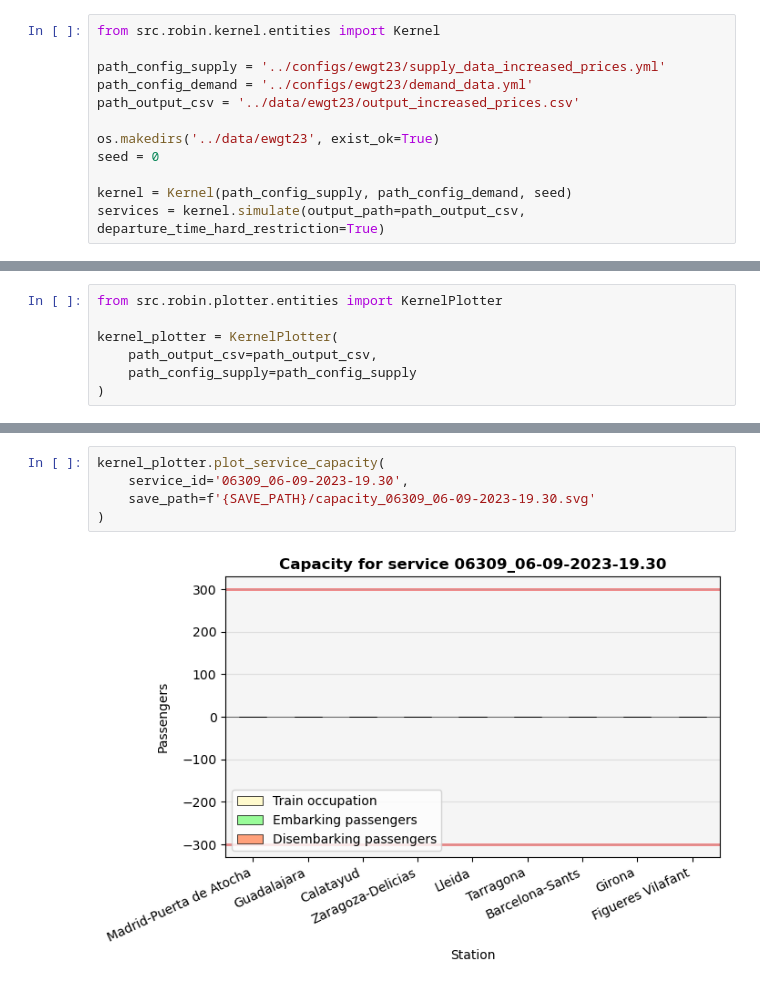
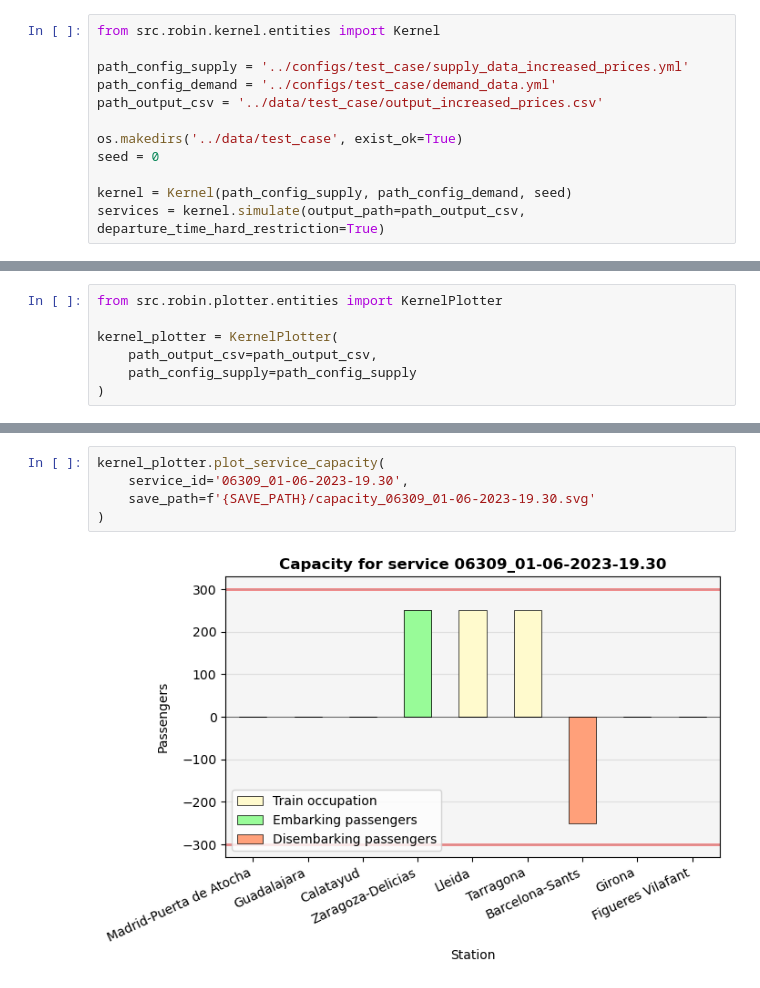
Before and after one commit to JoseAngelMartinB/robin, a Jupyter notebook: notebooks/4.0-test_case_increased_prices.ipynb, the cells around one changed output, grey strips where cells are left out. Drawn from its saved outputs; the diff is of its cells as text.

Commit message:
ewgt23 procedia updated plots

```diff
--- a/notebooks/4.0-test_case_increased_prices.ipynb
+++ b/notebooks/4.0-test_case_increased_prices.ipynb
@@ -15,11 +15,11 @@ os.makedirs(SAVE_PATH, exist_ok=True)
 # %%
 from src.robin.kernel.entities import Kernel
 
-path_config_supply = '../configs/ewgt23/supply_data_increased_prices.yml'
-path_config_demand = '../configs/ewgt23/demand_data.yml'
-path_output_csv = '../data/ewgt23/output_increased_prices.csv'
+path_config_supply = '../configs/test_case/supply_data_increased_prices.yml'
+path_config_demand = '../configs/test_case/demand_data.yml'
+path_output_csv = '../data/test_case/output_increased_prices.csv'
 
-os.makedirs('../data/ewgt23', exist_ok=True)
+os.makedirs('../data/test_case', exist_ok=True)
 seed = 0
 
 kernel = Kernel(path_config_supply, path_config_demand, seed)
@@ -79,9 +79,9 @@ kernel_plotter.plot_service_capacity(
 # %%
 kernel_plotter.plot_service_capacity(
-    service_id='06309_06-09-2023-19.30',
-    save_path=f'{SAVE_PATH}/capacity_06309_06-09-2023-19.30.svg'
+    service_id='06309_01-06-2023-19.30',
+    save_path=f'{SAVE_PATH}/capacity_06309_01-06-2023-19.30.svg'
 )
 # %% [output]
-[figure, old version]
+[figure, new version]
 # %%
 kernel_plotter.plot_service_capacity(
```
Also changed, not shown: parts of 10 cells of this notebook, 1 other file.
